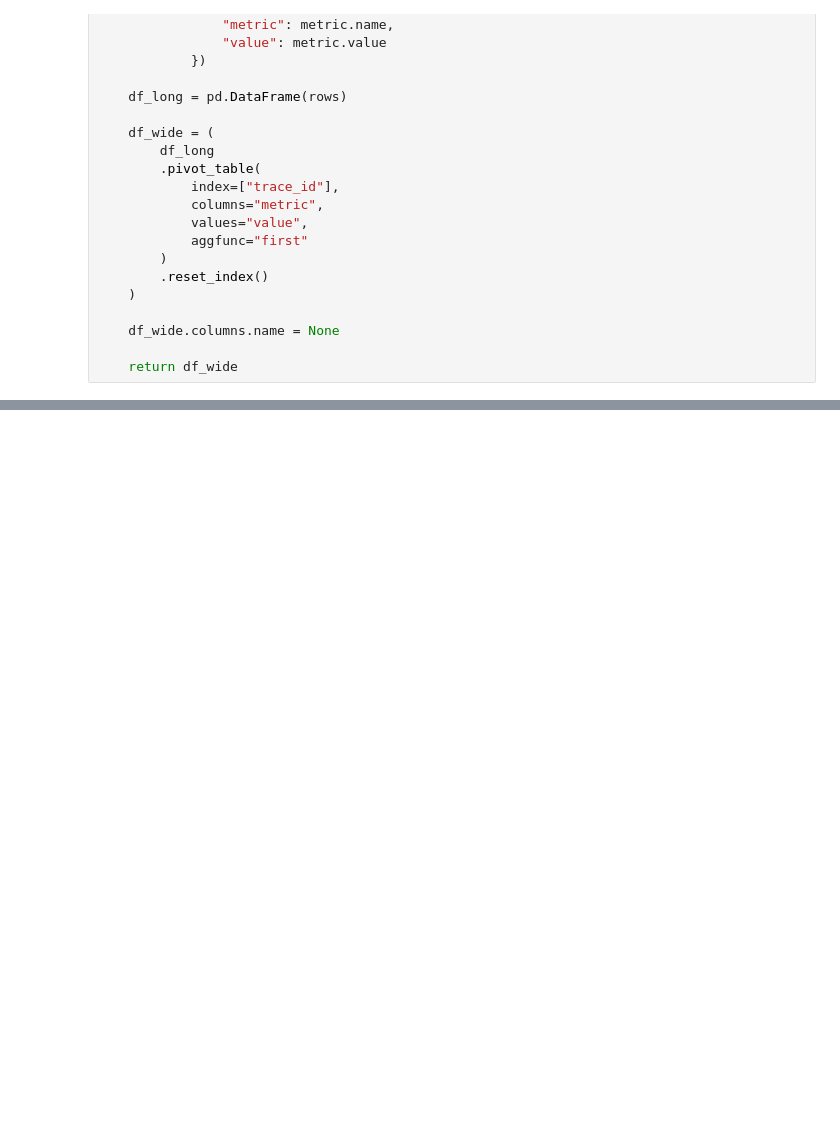
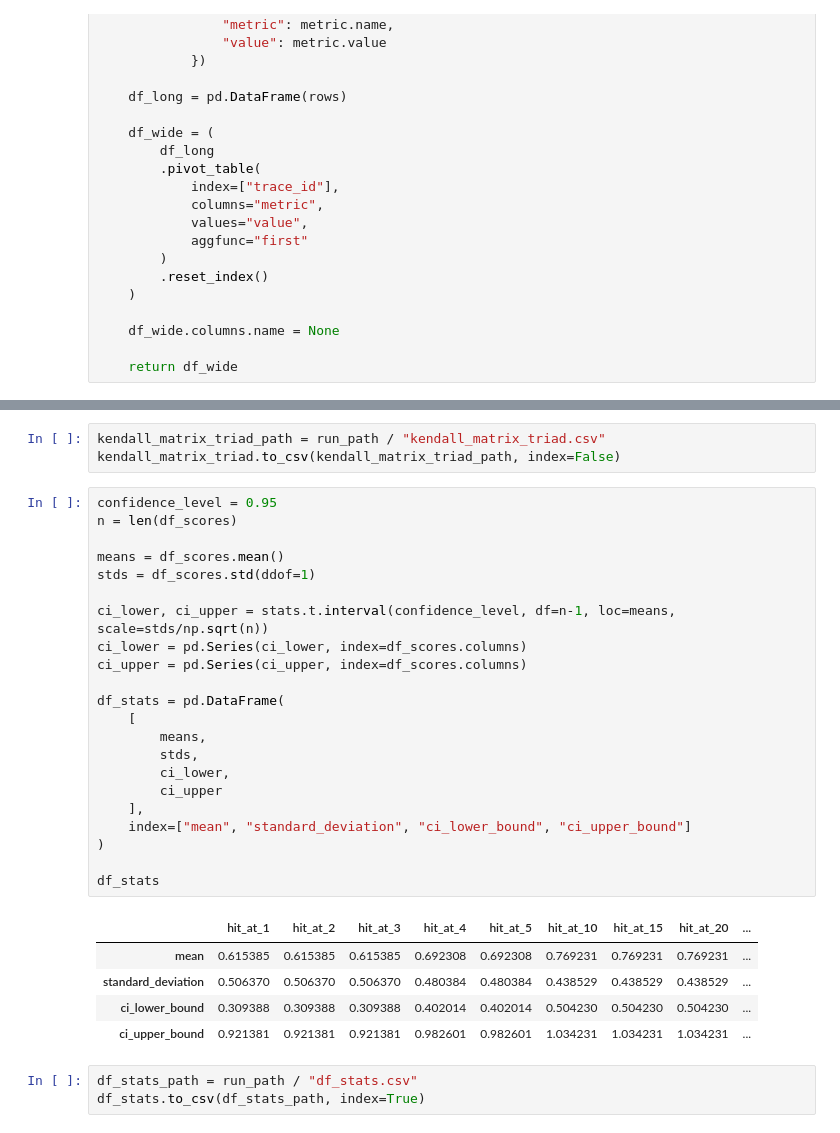
Before and after one commit to epfl-si/polylex-chatbot, a Jupyter notebook: experiment/plot_metrics.ipynb, the cells around one changed output, grey strips where cells are left out. Saved outputs shown, nothing was run; the diff lists cells and outputs as text; blank space fills up the shorter version.

```diff
--- a/experiment/plot_metrics.ipynb
+++ b/experiment/plot_metrics.ipynb
@@ -119,3 +171,37 @@ plt.show()
+# %%
+kendall_matrix_triad_path = run_path / "kendall_matrix_triad.csv"
+kendall_matrix_triad.to_csv(kendall_matrix_triad_path, index=False)
+# %%
+confidence_level = 0.95
+n = len(df_scores)
+
+means = df_scores.mean()
+stds = df_scores.std(ddof=1)
+
+ci_lower, ci_upper = stats.t.interval(confidence_level, df=n-1, loc=means, scale=stds/np.sqrt(n))
+ci_lower = pd.Series(ci_lower, index=df_scores.columns)
+ci_upper = pd.Series(ci_upper, index=df_scores.columns)
+
+df_stats = pd.DataFrame(
+    [
+        means,
+        stds,
+        ci_lower,
+        ci_upper
+    ],
+    index=["mean", "standard_deviation", "ci_lower_bound", "ci_upper_bound"]
+)
+
+df_stats
+# %% [output]
+|  | hit_at_1 | hit_at_2 | hit_at_3 | hit_at_4 | hit_at_5 | hit_at_10 | hit_at_15 | hit_at_20 | ... |
+| mean | 0.615385 | 0.615385 | 0.615385 | 0.692308 | 0.692308 | 0.769231 | 0.769231 | 0.769231 | ... |
+| standard_deviation | 0.506370 | 0.506370 | 0.506370 | 0.480384 | 0.480384 | 0.438529 | 0.438529 | 0.438529 | ... |
+| ci_lower_bound | 0.309388 | 0.309388 | 0.309388 | 0.402014 | 0.402014 | 0.504230 | 0.504230 | 0.504230 | ... |
+| ci_upper_bound | 0.921381 | 0.921381 | 0.921381 | 0.982601 | 0.982601 | 1.034231 | 1.034231 | 1.034231 | ... |
+# %%
+df_stats_path = run_path / "df_stats.csv"
+df_stats.to_csv(df_stats_path, index=True)
 # %%
 def plot_boxplots_grid(df, cols, y_limits=None):
     fig, axes = plt.subplots(2, 3, figsize=(16, 9))
```
Also changed, not shown: parts of 15 cells of this notebook, 7 other files.
